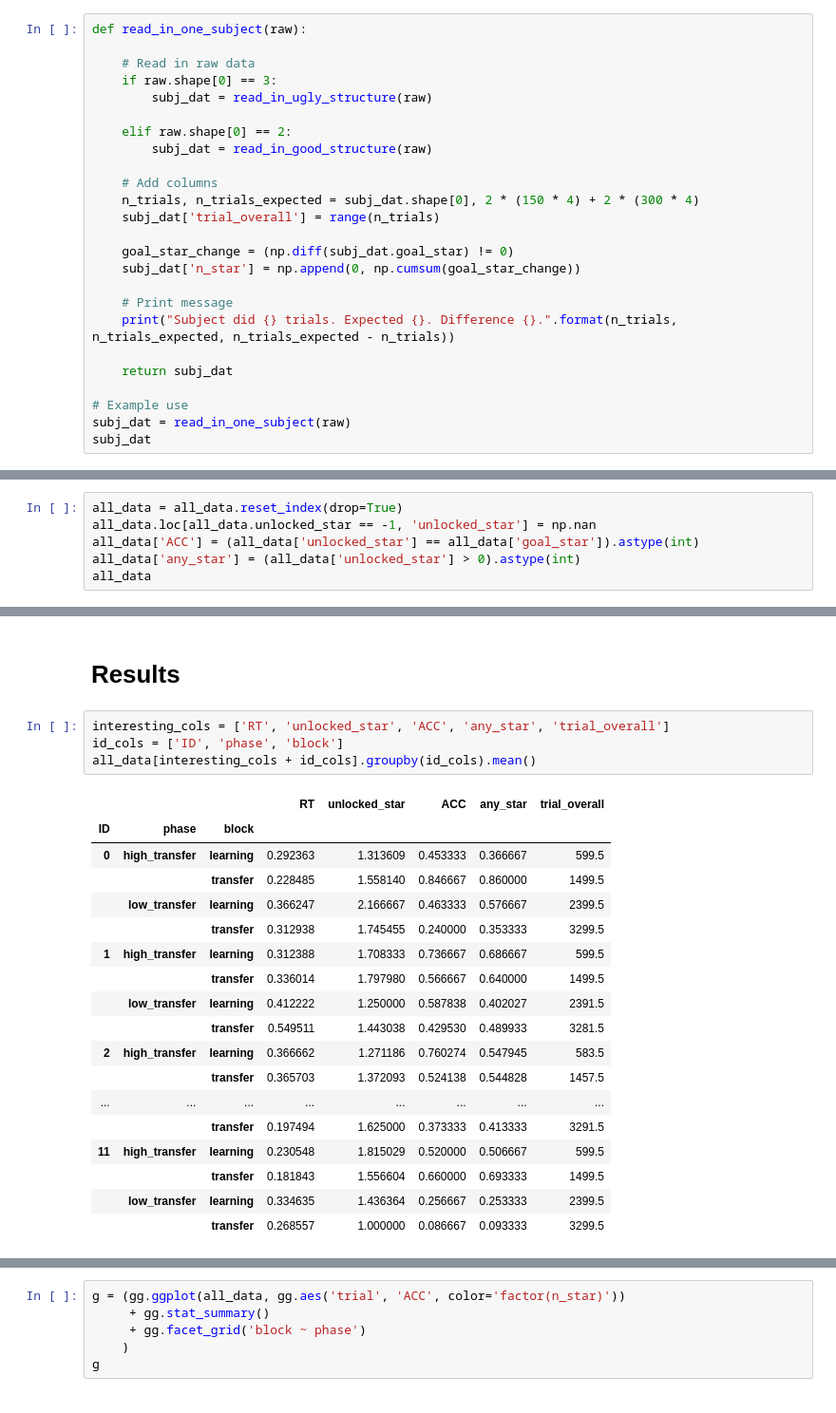
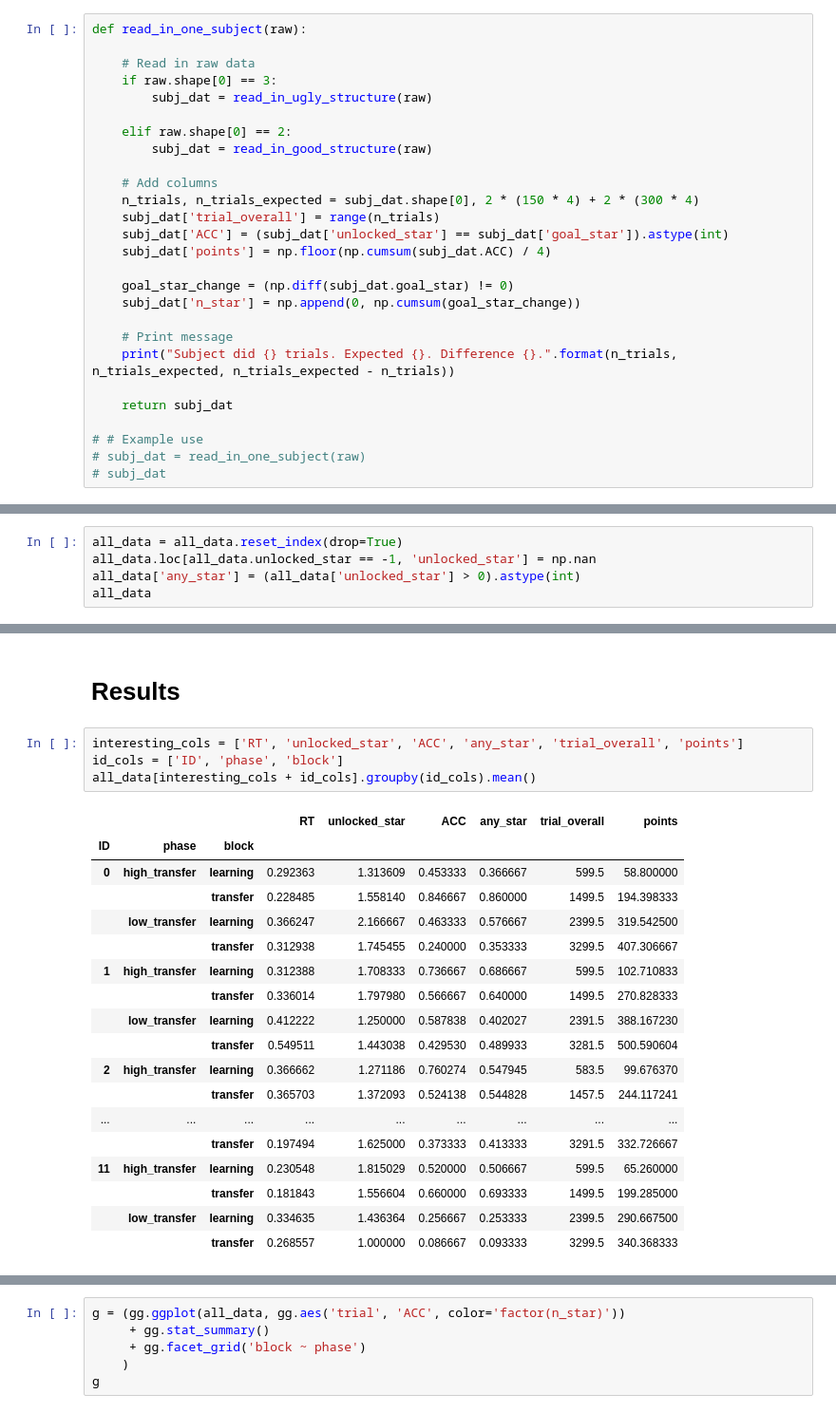
Before and after one commit to MariaEckstein/CHaRLy, a Jupyter notebook: CHaRLy_AramData.ipynb, the cells around one changed output, grey strips where cells are left out. Shown at 95% size. Cells and saved outputs as stored; diff of their text form.

```diff
--- a/CHaRLy_AramData.ipynb
+++ b/CHaRLy_AramData.ipynb
@@ -124,6 +110,8 @@ def read_in_one_subject(raw):
     # Add columns
     n_trials, n_trials_expected = subj_dat.shape[0], 2 * (150 * 4) + 2 * (300 * 4)
     subj_dat['trial_overall'] = range(n_trials)
+    subj_dat['ACC'] = (subj_dat['unlocked_star'] == subj_dat['goal_star']).astype(int)
+    subj_dat['points'] = np.floor(np.cumsum(subj_dat.ACC) / 4)
 
     goal_star_change = (np.diff(subj_dat.goal_star) != 0)
     subj_dat['n_star'] = np.append(0, np.cumsum(goal_star_change))
@@ -133,7 +121,7 @@ def read_in_one_subject(raw):
 
     return subj_dat
 
-# Example use
-subj_dat = read_in_one_subject(raw)
-subj_dat
+# # Example use
+# subj_dat = read_in_one_subject(raw)
+# subj_dat
 # %% [output]
@@ -203,7 +191,6 @@ Subject did 3592 trials. Expected 3600. Difference 8.
 # %%
 all_data = all_data.reset_index(drop=True)
 all_data.loc[all_data.unlocked_star == -1, 'unlocked_star'] = np.nan
-all_data['ACC'] = (all_data['unlocked_star'] == all_data['goal_star']).astype(int)
 all_data['any_star'] = (all_data['unlocked_star'] > 0).astype(int)
 all_data
 # %% [output]
@@ -250,25 +251,25 @@ all_data.describe()
 # %% [markdown]
 # Results
 # %%
-interesting_cols = ['RT', 'unlocked_star', 'ACC', 'any_star', 'trial_overall']
+interesting_cols = ['RT', 'unlocked_star', 'ACC', 'any_star', 'trial_overall', 'points']
 id_cols = ['ID', 'phase', 'block']
 all_data[interesting_cols + id_cols].groupby(id_cols).mean()
 # %% [output]
-|  |  |  | RT | unlocked_star | ACC | any_star | trial_overall |
-| ID | phase | block |  |  |  |  |  |
-| 0 | high_transfer | learning | 0.292363 | 1.313609 | 0.453333 | 0.366667 | 599.5 |
-|  |  | transfer | 0.228485 | 1.558140 | 0.846667 | 0.860000 | 1499.5 |
-|  | low_transfer | learning | 0.366247 | 2.166667 | 0.463333 | 0.576667 | 2399.5 |
-|  |  | transfer | 0.312938 | 1.745455 | 0.240000 | 0.353333 | 3299.5 |
-| 1 | high_transfer | learning | 0.312388 | 1.708333 | 0.736667 | 0.686667 | 599.5 |
-|  |  | transfer | 0.336014 | 1.797980 | 0.566667 | 0.640000 | 1499.5 |
-|  | low_transfer | learning | 0.412222 | 1.250000 | 0.587838 | 0.402027 | 2391.5 |
-|  |  | transfer | 0.549511 | 1.443038 | 0.429530 | 0.489933 | 3281.5 |
-| 2 | high_transfer | learning | 0.366662 | 1.271186 | 0.760274 | 0.547945 | 583.5 |
-|  |  | transfer | 0.365703 | 1.372093 | 0.524138 | 0.544828 | 1457.5 |
-| ... | ... | ... | ... | ... | ... | ... | ... |
-|  |  | transfer | 0.197494 | 1.625000 | 0.373333 | 0.413333 | 3291.5 |
-| 11 | high_transfer | learning | 0.230548 | 1.815029 | 0.520000 | 0.506667 | 599.5 |
-|  |  | transfer | 0.181843 | 1.556604 | 0.660000 | 0.693333 | 1499.5 |
-|  | low_transfer | learning | 0.334635 | 1.436364 | 0.256667 | 0.253333 | 2399.5 |
-|  |  | transfer | 0.268557 | 1.000000 | 0.086667 | 0.093333 | 3299.5 |
+|  |  |  | RT | unlocked_star | ACC | any_star | trial_overall | points |
+| ID | phase | block |  |  |  |  |  |  |
+| 0 | high_transfer | learning | 0.292363 | 1.313609 | 0.453333 | 0.366667 | 599.5 | 58.800000 |
+|  |  | transfer | 0.228485 | 1.558140 | 0.846667 | 0.860000 | 1499.5 | 194.398333 |
+|  | low_transfer | learning | 0.366247 | 2.166667 | 0.463333 | 0.576667 | 2399.5 | 319.542500 |
+|  |  | transfer | 0.312938 | 1.745455 | 0.240000 | 0.353333 | 3299.5 | 407.306667 |
+| 1 | high_transfer | learning | 0.312388 | 1.708333 | 0.736667 | 0.686667 | 599.5 | 102.710833 |
+|  |  | transfer | 0.336014 | 1.797980 | 0.566667 | 0.640000 | 1499.5 | 270.828333 |
+|  | low_transfer | learning | 0.412222 | 1.250000 | 0.587838 | 0.402027 | 2391.5 | 388.167230 |
+|  |  | transfer | 0.549511 | 1.443038 | 0.429530 | 0.489933 | 3281.5 | 500.590604 |
+| 2 | high_transfer | learning | 0.366662 | 1.271186 | 0.760274 | 0.547945 | 583.5 | 99.676370 |
+|  |  | transfer | 0.365703 | 1.372093 | 0.524138 | 0.544828 | 1457.5 | 244.117241 |
+| ... | ... | ... | ... | ... | ... | ... | ... | ... |
+|  |  | transfer | 0.197494 | 1.625000 | 0.373333 | 0.413333 | 3291.5 | 332.726667 |
+| 11 | high_transfer | learning | 0.230548 | 1.815029 | 0.520000 | 0.506667 | 599.5 | 65.260000 |
+|  |  | transfer | 0.181843 | 1.556604 | 0.660000 | 0.693333 | 1499.5 | 199.285000 |
+|  | low_transfer | learning | 0.334635 | 1.436364 | 0.256667 | 0.253333 | 2399.5 | 290.667500 |
+|  |  | transfer | 0.268557 | 1.000000 | 0.086667 | 0.093333 | 3299.5 | 340.368333 |
```
Also changed, not shown: parts of 9 cells of this notebook, 1 other file.
